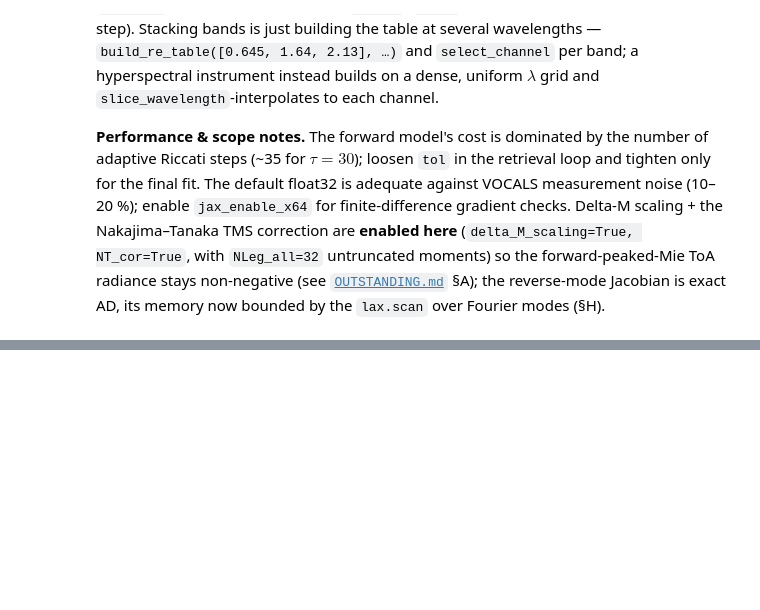
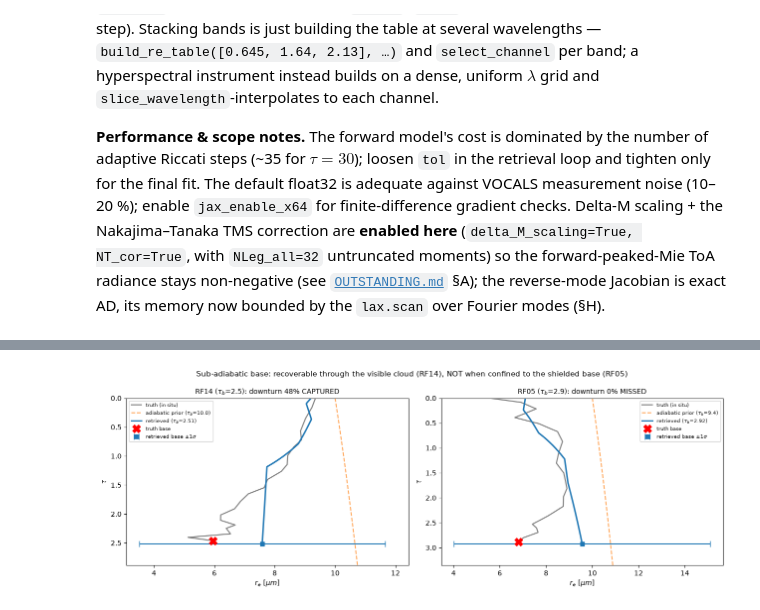
Before and after one commit to dhjx1996/Pythonic-DISORT_inhomogeneous_atmosphere, a Jupyter notebook: docs/riccati_solver_VOCALS_retrieval.ipynb, the cells around one changed output, grey strips where cells are left out. Saved outputs shown, nothing was run; the diff lists cells and outputs as text; code cells hidden in the pictures; blank space fills up the shorter version.

```diff
--- a/docs/riccati_solver_VOCALS_retrieval.ipynb
+++ b/docs/riccati_solver_VOCALS_retrieval.ipynb
@@ -487,0 +597,24 @@ DOFS = 2.36: from 9 radiances the measurement pins down about 2.4 independent fe
+# %%
+fig, axes = plt.subplots(1, 2, figsize=(12.8, 4.6))
+for ax, (f, R) in zip(axes, SUB.items()):
+    tr = R['tr']
+    ax.plot(tr.r_e, tr.tau, '-', color='k', alpha=0.5, lw=1.6, label='truth (in situ)')
+    ax.plot(R['pri'], R['sd'] * R['tb_pr'], '--', color='C1', alpha=0.7,
+            label=fr"adiabatic prior ($\tau_b$={R['tb_pr']:.1f})")
+    ax.plot(R['ret'], R['sd'] * R['tb'], '-', color='C0', lw=2.2,
+            label=fr"retrieved ($\tau_b$={R['tb']:.2f})")
+    ax.errorbar([R['rb']], [R['tb']], xerr=[R['rb_err']], fmt='s', color='C0',
+                capsize=4, label=r'retrieved base $\pm1\sigma$')
+    ax.plot([tr.r_base], [tr.tau_bot], 'X', color='red', ms=12, zorder=5,
+            label='truth base')
+    ax.set_ylim(1.15 * max(R['tb'], tr.tau_bot), 0)
+    ax.set_xlabel(r'$r_e\ [\mu m]$'); ax.set_ylabel(r'$\tau$')
+    v = 'CAPTURED' if R['drop_ret'] > 0.3 and R['cap'] > 0.3 else 'MISSED'
+    ax.set_title(f"{f} ($\\tau_b$={tr.tau_bot:.1f}): downturn "
+                 f"{R['cap'] * 100:.0f}% {v}", fontsize=10)
+    ax.legend(fontsize=7.5)
+fig.suptitle('Sub-adiabatic base: recoverable through the visible cloud (RF14), '
+             'NOT when confined to the shielded base (RF05)', fontsize=11)
+plt.tight_layout()
+# %% [output]
+[figure, added]
```
Also changed, not shown: parts of 41 cells of this notebook, 6 other files.
